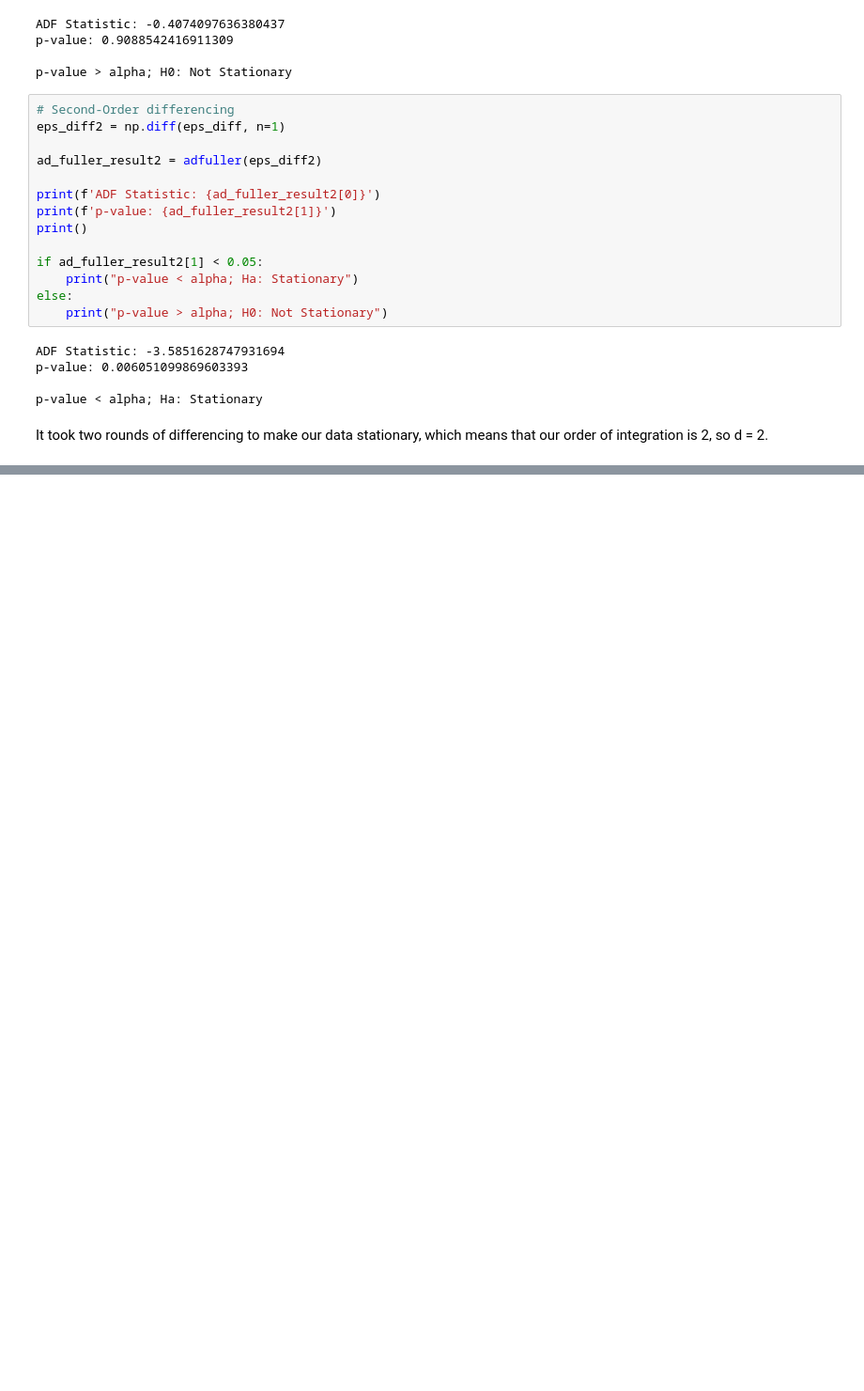
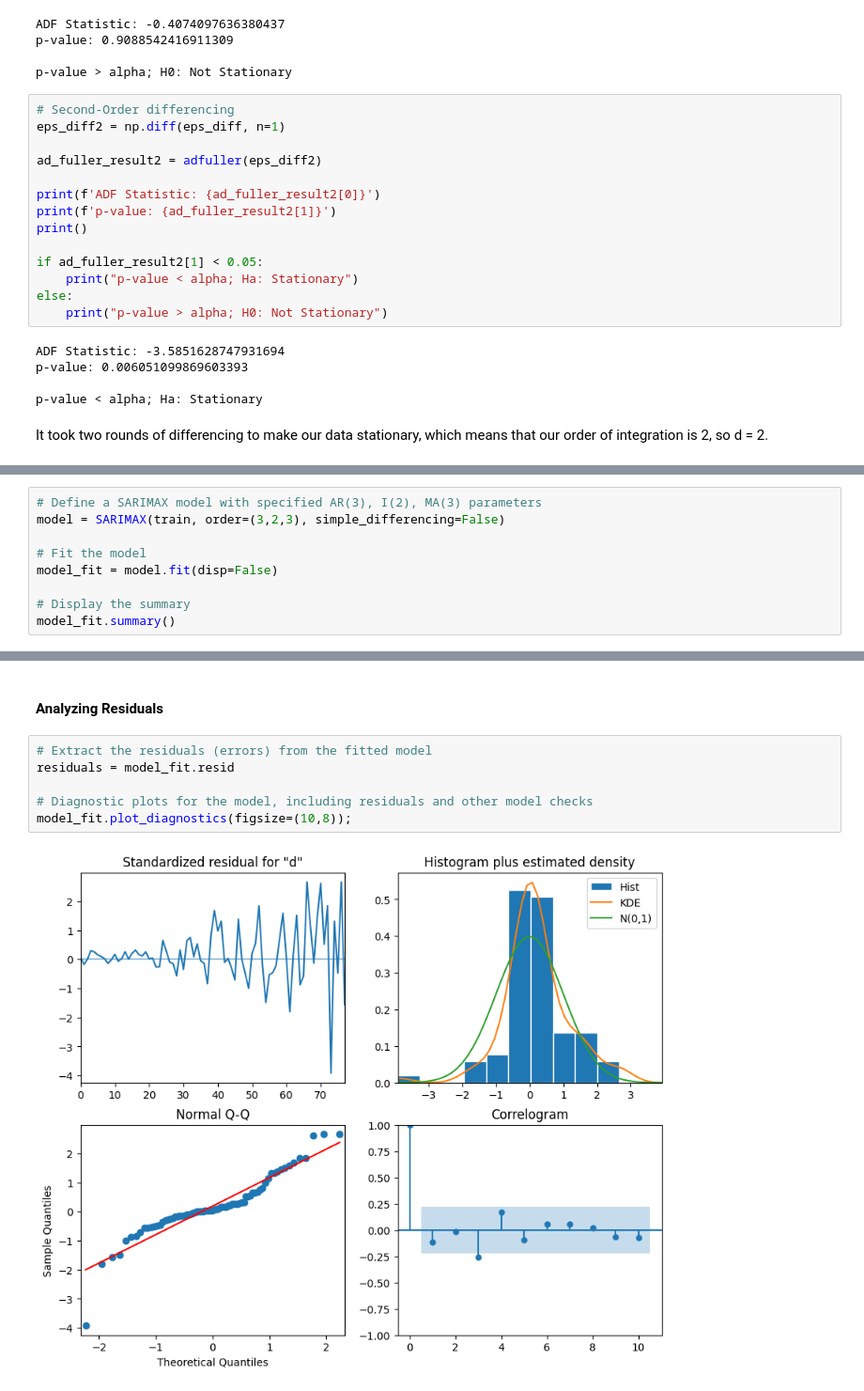
Before and after one commit to LeonardoSMSoares/Economics-Finance, a Jupyter notebook: Time Series Forecasting in Python/TSF 10 - Forecasting Non-Stationary TS.ipynb, the cells around one changed output, grey strips where cells are left out. Shown at 94% size. Cells and saved outputs as stored; diff of their text form; blank space fills up the shorter version.

```diff
--- a/Time Series Forecasting in Python/TSF 10 - Forecasting Non-Stationary TS.ipynb
+++ b/Time Series Forecasting in Python/TSF 10 - Forecasting Non-Stationary TS.ipynb
@@ -125,0 +251,9 @@ so d = 2.
+# %%
+# Define a SARIMAX model with specified AR(3), I(2), MA(3) parameters
+model = SARIMAX(train, order=(3,2,3), simple_differencing=False)
+
+# Fit the model
+model_fit = model.fit(disp=False)
+
+# Display the summary
+model_fit.summary()
@@ -125,0 +283,10 @@ so d = 2.
+# %% [markdown]
+#### Analyzing Residuals
+# %%
+# Extract the residuals (errors) from the fitted model
+residuals = model_fit.resid
+
+# Diagnostic plots for the model, including residuals and other model checks
+model_fit.plot_diagnostics(figsize=(10,8));
+# %% [output]
+[figure, added]
```
Also changed, not shown: parts of 22 cells of this notebook.
